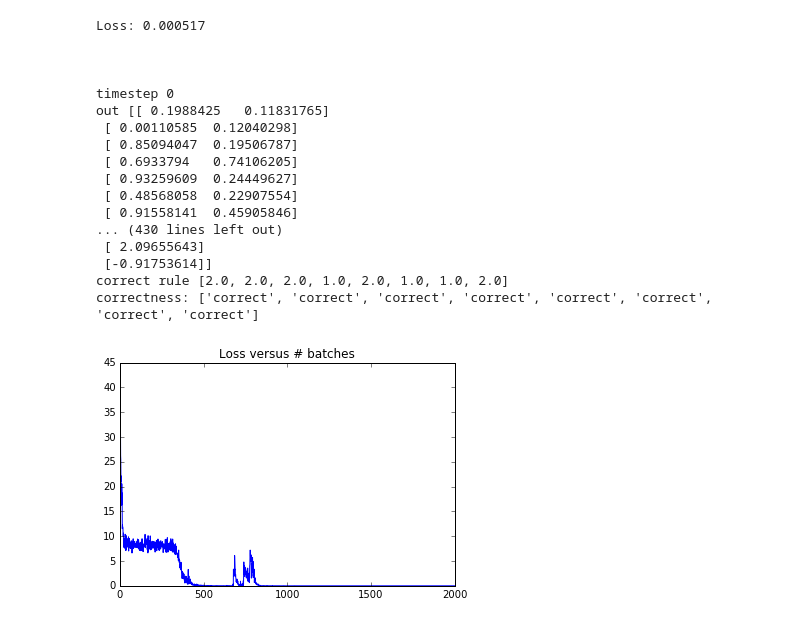
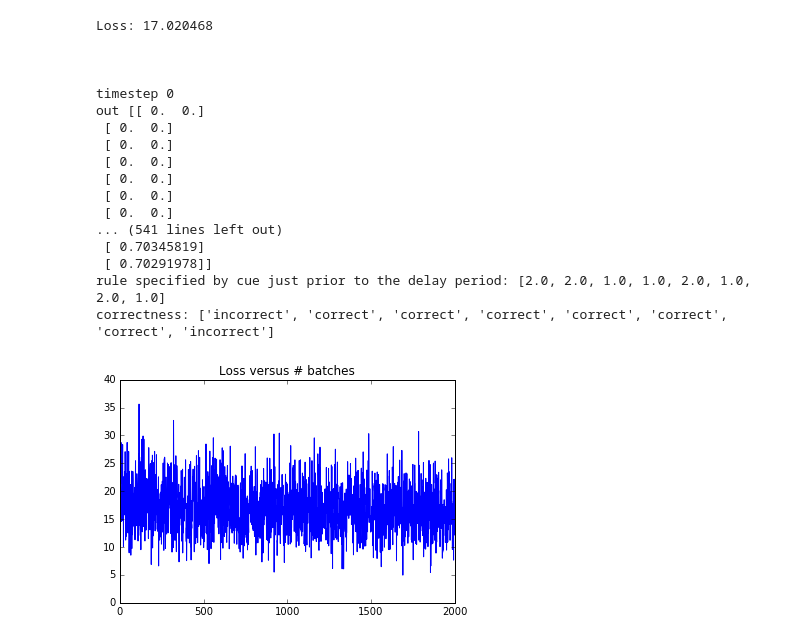
Before and after one commit to adammarblestone-zz/mediodorsalthalamus, a Jupyter notebook: MD_model_v003.ipynb, the cells around one changed output. Drawn from its saved outputs; the diff is of its cells as text; code cells hidden in the pictures.

Commit message:
v003 initial coding-up, not yet solving delay task well

```diff
--- a/MD_model_v003.ipynb
+++ b/MD_model_v003.ipynb
@@ -8,14 +13,18 @@ import matplotlib.pyplot as plt
 %matplotlib inline
 # %%
 # Parameters of the network
-num_units_PFC = 30
+num_units_PFC = 40
 num_hidden_sensorymotor = 20
-num_timesteps = 12
+num_timesteps = 15
 
 # Parameters of the training
 batch_size = 8
 num_batches = 2000
 learning_rate = 0.01
+
+# Parameters of the delay task
+start_time_of_delay = 5
+end_time_of_delay = 10
 # %%
 # DEFINITION OF THE TASK
 
@@ -25,13 +34,14 @@ def rvis():
     return 1.0 # If the input to the sensory-motor system, x, has 1 <= x < 2 then use vision
 def raud(): # If the input to the sensory-motor system, x, has x > 2 then use audition
     return 2.0
-def rnull():
+def rnull(): # We'll use rnull output to indicate waiting during the delay period
     return 0.0
 
-# This is the function that will be used to evaluate whether the PFC output the correct rule for a given cue, and to train it to do so
+# This is the function that will be used to evaluate whether the PFC outputs the correct rule for a given cue, and to train it to do so
 def cue_to_rule_mapping_function(t, integer_input): # Define a changing mapping from cues to rules
 
-    if t % 10 < 5: # We can use this type of conditioning to set up time-dependent cue-to-rule mappings
+    if t >= end_time_of_delay: # We can use this type of conditioning to set up time-dependent cue-to-rule mappings
+
         r1 = tf.cond(tf.equal(integer_input, tf.constant(0, dtype = tf.float32)), true_fn = rvis, false_fn = rnull)
 
         r2 = tf.cond(tf.equal(integer_input, tf.constant(1, dtype = tf.float32)), true_fn = rvis, false_fn = rnull)
@@ -40,16 +50,11 @@ def cue_to_rule_mapping_function(t, integer_input): # Define a changing mapping
 
         r4 = tf.cond(tf.equal(integer_input, tf.constant(3, dtype = tf.float32)), true_fn = raud, false_fn = rnull)
 
-    else: # We can use this type of conditioning to set up time-dependent cue-to-rule mappings
-        r1 = tf.cond(tf.equal(integer_input, tf.constant(0, dtype = tf.float32)), true_fn = raud, false_fn = rnull)
+        return tf.reduce_max([r1,r2,r3,r4])
 
-        r2 = tf.cond(tf.equal(integer_input, tf.constant(1, dtype = tf.float32)), true_fn = raud, false_fn = rnull)
+    else:
 
-        r3 = tf.cond(tf.equal(integer_input, tf.constant(2, dtype = tf.float32)), true_fn = rvis, false_fn = rnull)
-
-        r4 = tf.cond(tf.equal(integer_input, tf.constant(3, dtype = tf.float32)), true_fn = rvis, false_fn = rnull)
-
-    return tf.reduce_max([r1,r2,r3,r4])
+        return tf.constant(rnull(), dtype=tf.float32)
 # %%
 # Function for evaluating correctness
 def correctness(q, o, ina, inv, ctin): # Arguments: time, PFC output list, auditory input list, vision input list, cue inputs timeline
@@ -85,6 +102,8 @@ input_aud = tf.placeholder(shape=[batch_size, num_timesteps, 2], dtype=tf.float3
 loss = 0 # This will accumulate contributions to the loss function
 outs = [] # Output coordinates from the sensory-motor system
 rules_chosen = [] # Rules input from the PFC to the sensory-motor system
+
+pre_delay_cue = cue_timeseries[:,start_time_of_delay - 1]
 
 for t in range(num_timesteps): # Iterating over time in the experiment, with batches implicitly being used at each time step
 
@@ -113,17 +132,19 @@ for t in range(num_timesteps): # Iterating over time in the experiment, with bat
     PFC_state_previous = PFC_state[1] # This is needed for the recurrency of the PFC RNN
 
     for e in range(batch_size): # Here is where we compute a contribution to the loss function for training
-        cc = current_cue[e][0] # The current cue at this time and this position in the batch
-        cue_to_rule_mapping_function_output = cue_to_rule_mapping_function(t, cc) # The CORRECT rule to choose in the task
-        if t>=0: # Always true here but we'll make this change later -- we can use this to set up time-dependent loss functions, e.g., only look at late times
+        cpred = pre_delay_cue[e][0] # The cue we are supposed to be holding on to in working memory
+        cue_to_rule_mapping_function_output = cue_to_rule_mapping_function(t, cpred) # The CORRECT rule to choose in the task
+        if t >= end_time_of_delay: # We use this to set up time-dependent loss functions, e.g., only look at late times
             loss_contrib1 = tf.cond(tf.equal(cue_to_rule_mapping_function_output, tf.constant(1, dtype = tf.float32)),\
-                                    true_fn = lambda: tf.square(tf.norm(input_vis[e,t] - out_sensorymotor[e])),  false_fn = lambda: 0.0)
+                                    true_fn = lambda: tf.square(tf.norm(input_vis[e,start_time_of_delay-1] - out_sensorymotor[e])),  false_fn = lambda: 0.0)
             loss_contrib2 = tf.cond(tf.equal(cue_to_rule_mapping_function_output, tf.constant(2, dtype = tf.float32)),\
-                                    true_fn = lambda: tf.square(tf.norm(input_aud[e,t] - out_sensorymotor[e])),  false_fn = lambda: 0.0)
+                                    true_fn = lambda: tf.square(tf.norm(input_aud[e,start_time_of_delay-1] - out_sensorymotor[e])),  false_fn = lambda: 0.0)
             # The last two lines define the loss function contribution at a given time,
             # here the proximity of the output coordinate to the visual input target OR the proximity to the auditory target,
             # depending on the correct rule for this moment in the task
             loss += (loss_contrib1 + loss_contrib2)
+        else:
+            loss += tf.reduce_sum(tf.square(out_sensorymotor[e])) # Distance of the output from the origin...
 
     DO_SHARE = True # This is needed for the recurrency of the RNN, see: https://blog.evjang.com/2016/06/understanding-and-implementing.html
 
@@ -146,47 +167,46 @@ in_aud_list_unshaped = [[np.random.rand(), np.random.rand()] for k in range(num_
 in_aud_list = np.reshape(in_aud_list_unshaped, [num_batches,batch_size,num_timesteps, 2])
 
 # Running the session and storing the loss function across batches to see the learning curve
 losses = []
 for b in range(num_batches): # Running the training batches
     ct_in = ct[b, :, :]
     in_v = in_vis_list[b, :, :]
     in_a = in_aud_list[b, :, :]
     os, l, rc, _ = sess.run([outs, loss, rules_chosen, train_op], feed_dict = {cue_timeseries:ct_in, input_vis: in_v, input_aud:in_a})
     # The outputs here are just for the last batch only...
     losses.append(l)
 
 # Printing the outputs for visual inspection
 print "Loss: %f" % l
 print "\n\n"
 for q in range(num_timesteps):
     print "timestep %i" % q
-    print "out", os[q][:], "\n", "vis in", in_v[:,q],"\n", "aud in", in_a[:, q],"\n",\
-    "rule chosen", rc[q][:],"\n", "correct rule",\
-    [sess.run(cue_to_rule_mapping_function(q, float(ct_in[e,q]))) for e in range(batch_size)]
+    print "out", os[q][:], "\n", "vis in", in_v[:,q],"\n", "aud in", in_a[:, q],"\n", "PFC output", rc[q][:]
+    print "rule given cue just prior to delay period:", [sess.run(cue_to_rule_mapping_function(q, float(ct_in[e,start_time_of_delay-1]))) for e in range(batch_size)]
     print "correctness:", correctness(q, os, in_a, in_v, ct_in)
     print "\n"
 
 # Plotting the loss function over time to see the learning process
 plt.figure()
 plt.plot(losses)
 plt.title("Loss versus # batches")
 plt.show()
 # %% [output]
-Loss: 0.000517
+Loss: 17.020468
 
 
 
 timestep 0
-out [[ 0.1988425   0.11831765]
- [ 0.00110585  0.12040298]
- [ 0.85094047  0.19506787]
- [ 0.6933794   0.74106205]
- [ 0.93259609  0.24449627]
- [ 0.48568058  0.22907554]
- [ 0.91558141  0.45905846]
-... (430 lines left out)
- [ 2.09655643]
- [-0.91753614]]
-correct rule [2.0, 2.0, 2.0, 1.0, 2.0, 1.0, 1.0, 2.0]
-correctness: ['correct', 'correct', 'correct', 'correct', 'correct', 'correct', 'correct', 'correct']
+out [[ 0.  0.]
+ [ 0.  0.]
+ [ 0.  0.]
+ [ 0.  0.]
+ [ 0.  0.]
+ [ 0.  0.]
+ [ 0.  0.]
+... (541 lines left out)
+ [ 0.70345819]
+ [ 0.70291978]]
+rule specified by cue just prior to the delay period: [2.0, 2.0, 1.0, 1.0, 2.0, 1.0, 2.0, 1.0]
+correctness: ['incorrect', 'correct', 'correct', 'correct', 'correct', 'correct', 'correct', 'incorrect']
-[figure, old version]
+[figure, new version]
```
Also changed, not shown: parts of 2 cells of this notebook.
